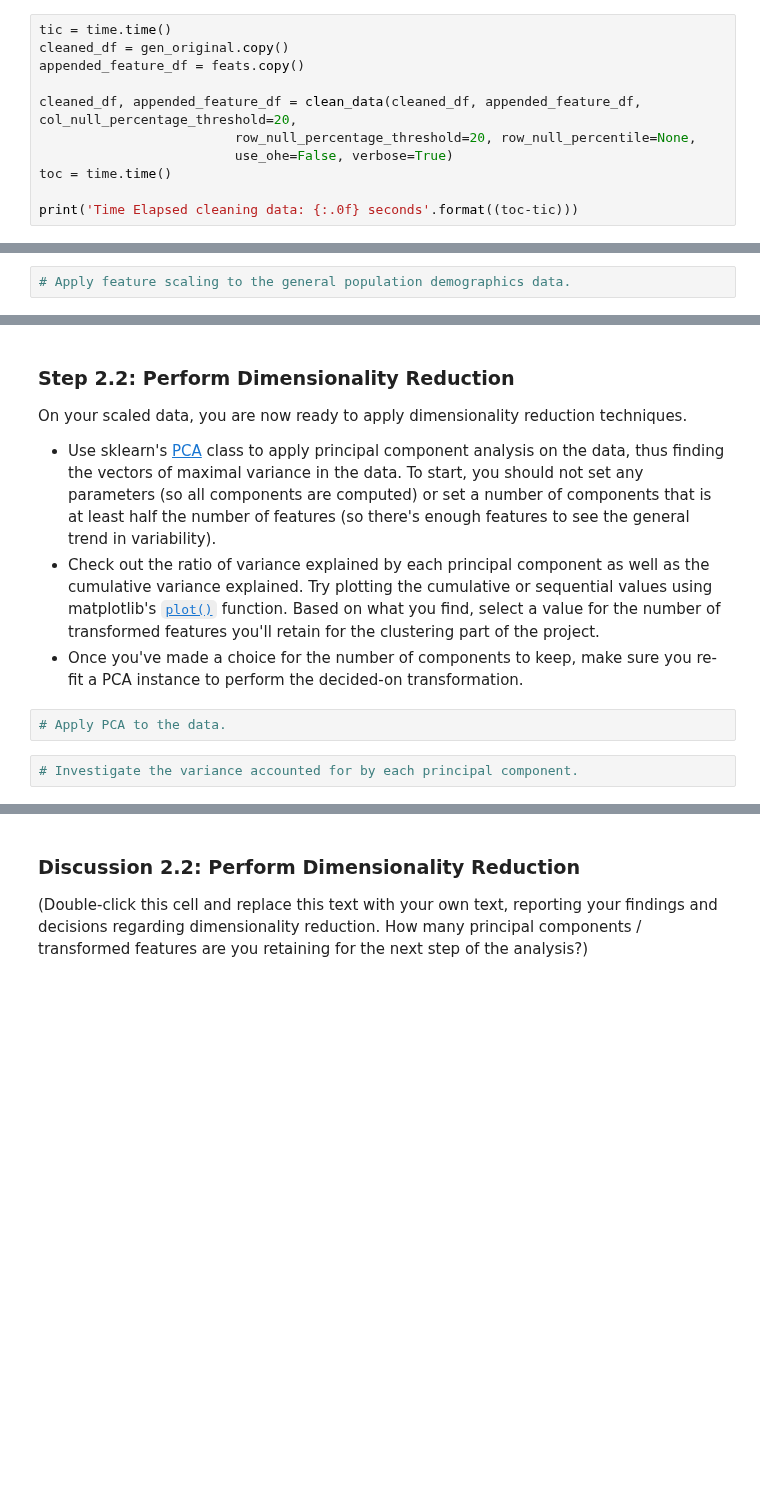
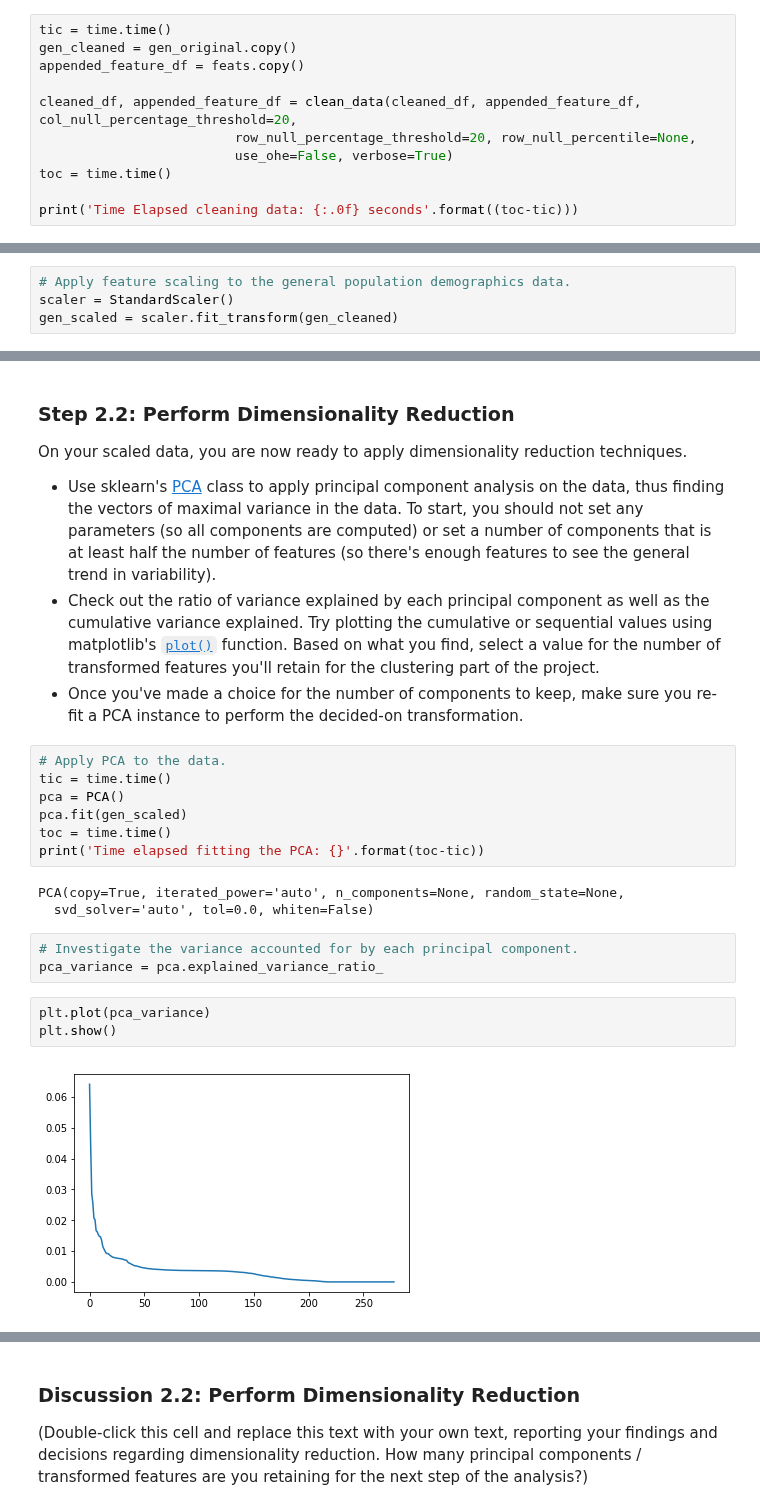
Before and after one commit to jeff-daniels/Udacity-Machine-Learning-Introduction-Nanodegree, a Jupyter notebook: Project 3: Identify Customer Segments/Identify_Customer_Segments.ipynb, the cells around one changed output, grey strips where cells are left out. Cells and saved outputs as stored; diff of their text form; blank space fills up the shorter version.

Commit message:
apply pca

```diff
--- a/Project 3: Identify Customer Segments/Identify_Customer_Segments.ipynb
+++ b/Project 3: Identify Customer Segments/Identify_Customer_Segments.ipynb
@@ -887,7 +888,7 @@ def clean_data(df, feature_df, col_null_percentage_threshold=100,
     return df, feature_df
 # %%
 tic = time.time()
-cleaned_df = gen_original.copy()
+gen_cleaned = gen_original.copy()
 appended_feature_df = feats.copy()
 
 cleaned_df, appended_feature_df = clean_data(cleaned_df, appended_feature_df, col_null_percentage_threshold=20,
@@ -924,6 +925,8 @@ Before we apply dimensionality reduction techniques to the data, we need to perf
 # do that now.
 # %%
 # Apply feature scaling to the general population demographics data.
+scaler = StandardScaler()
+gen_scaled = scaler.fit_transform(gen_cleaned)
 # %% [markdown]
 ### Discussion 2.1: Apply Feature Scaling
 
@@ -936,7 +939,21 @@ On your scaled data, you are now ready to apply dimensionality reduction techniq
 - Use sklearn's [PCA](http://scikit-learn.org/stable/modules/generated/sklearn.decomposition.PCA.html) class to apply principal component analysis on the data, thus finding the vectors of maximal variance in the data. To start, you should not set any parameters (so all components are computed) or set a number of components that is at least half the number of features (so there's enough features to see the general trend in variability).
 - Check out the ratio of variance explained by each principal component as well as the cumulative variance explained. Try plotting the cumulative or sequential values using matplotlib's [`plot()`](https://matplotlib.org/api/_as_gen/matplotlib.pyplot.plot.html) function. Based on what you find, select a value for the number of transformed features you'll retain for the clustering part of the project.
 - Once you've made a choice for the number of components to keep, make sure you re-fit a PCA instance to perform the decided-on transformation.
-# %%
-# Apply PCA to the data.
+# %%
+# Apply PCA to the data.
+tic = time.time()
+pca = PCA()
+pca.fit(gen_scaled)
+toc = time.time()
+print('Time elapsed fitting the PCA: {}'.format(toc-tic))
+# %% [output]
+PCA(copy=True, iterated_power='auto', n_components=None, random_state=None,
+  svd_solver='auto', tol=0.0, whiten=False)
 # %%
 # Investigate the variance accounted for by each principal component.
+pca_variance = pca.explained_variance_ratio_
+# %%
+plt.plot(pca_variance)
+plt.show()
+# %% [output]
+[figure, added]
```
Also changed, not shown: parts of 8 cells of this notebook.
